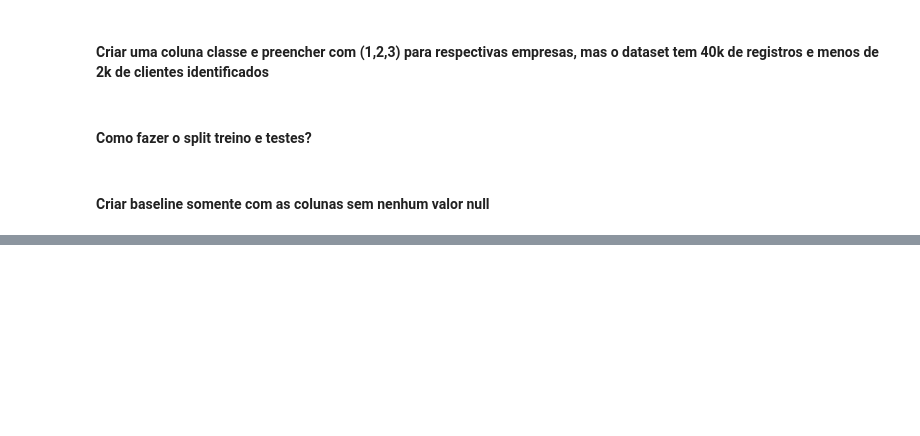
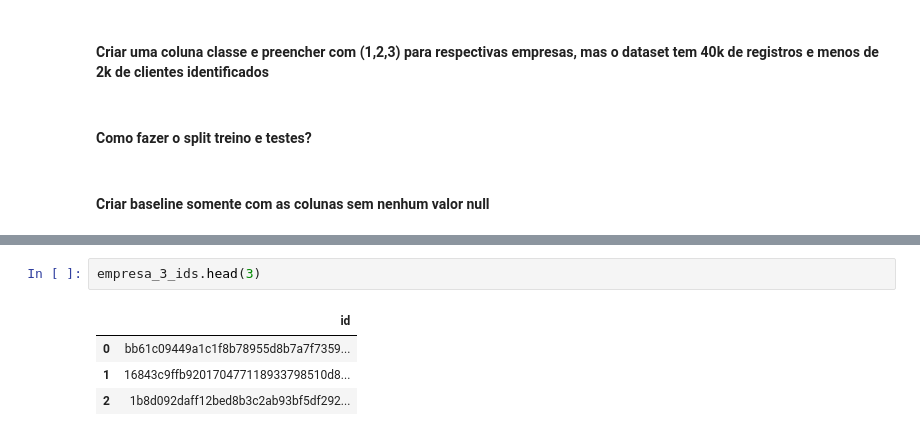
Before and after one commit to rogeriothur/codenation-ds, a Jupyter notebook: projeto-final/main.ipynb, the cells around one changed output, grey strips where cells are left out. Saved outputs shown, nothing was run; the diff lists cells and outputs as text; blank space fills up the shorter version.

```diff
--- a/projeto-final/main.ipynb
+++ b/projeto-final/main.ipynb
@@ -583,0 +704,7 @@ Name: de_ramo, dtype: int64
+# %%
+empresa_3_ids.head(3)
+# %% [output]
+|  | id |
+| 0 | bb61c09449a1c1f8b78955d8b7a7f7359... |
+| 1 | 16843c9ffb920170477118933798510d8... |
+| 2 | 1b8d092daff12bed8b3c2ab93bf5df292... |
```
Also changed, not shown: parts of 20 cells of this notebook, 2 other files.
